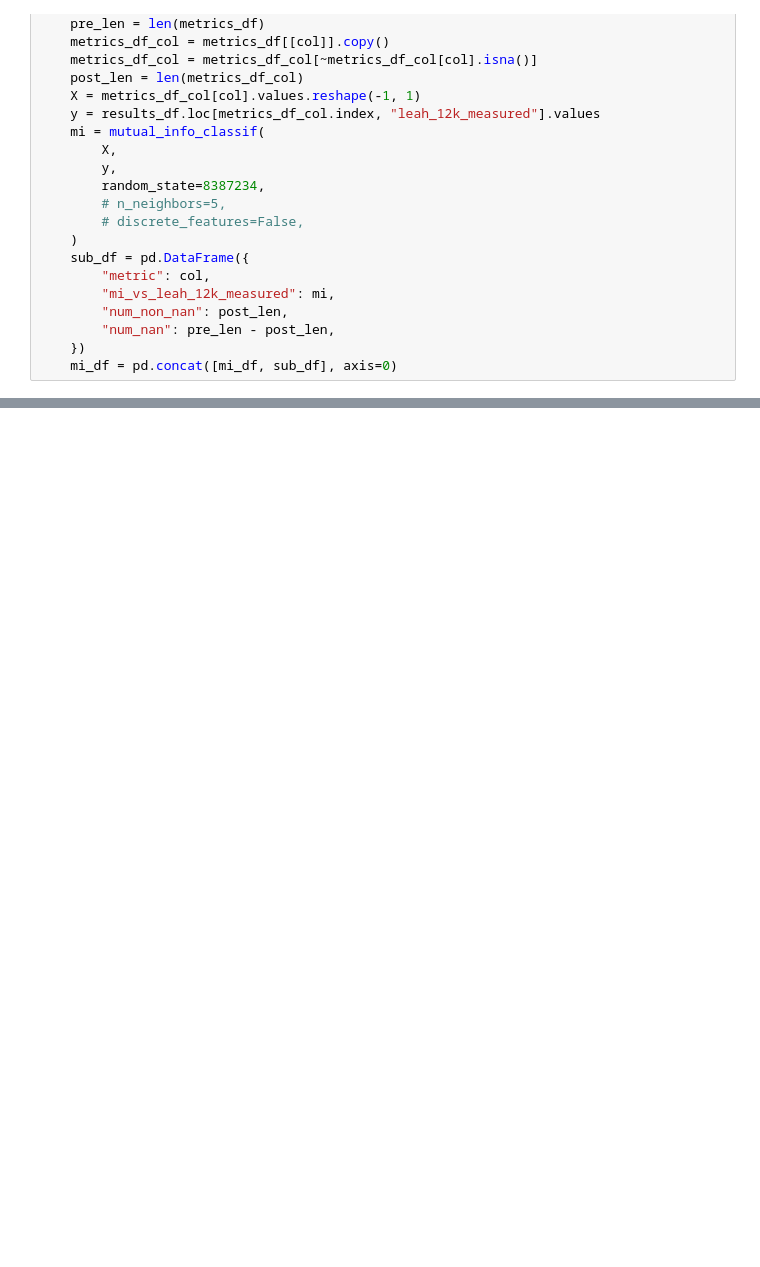
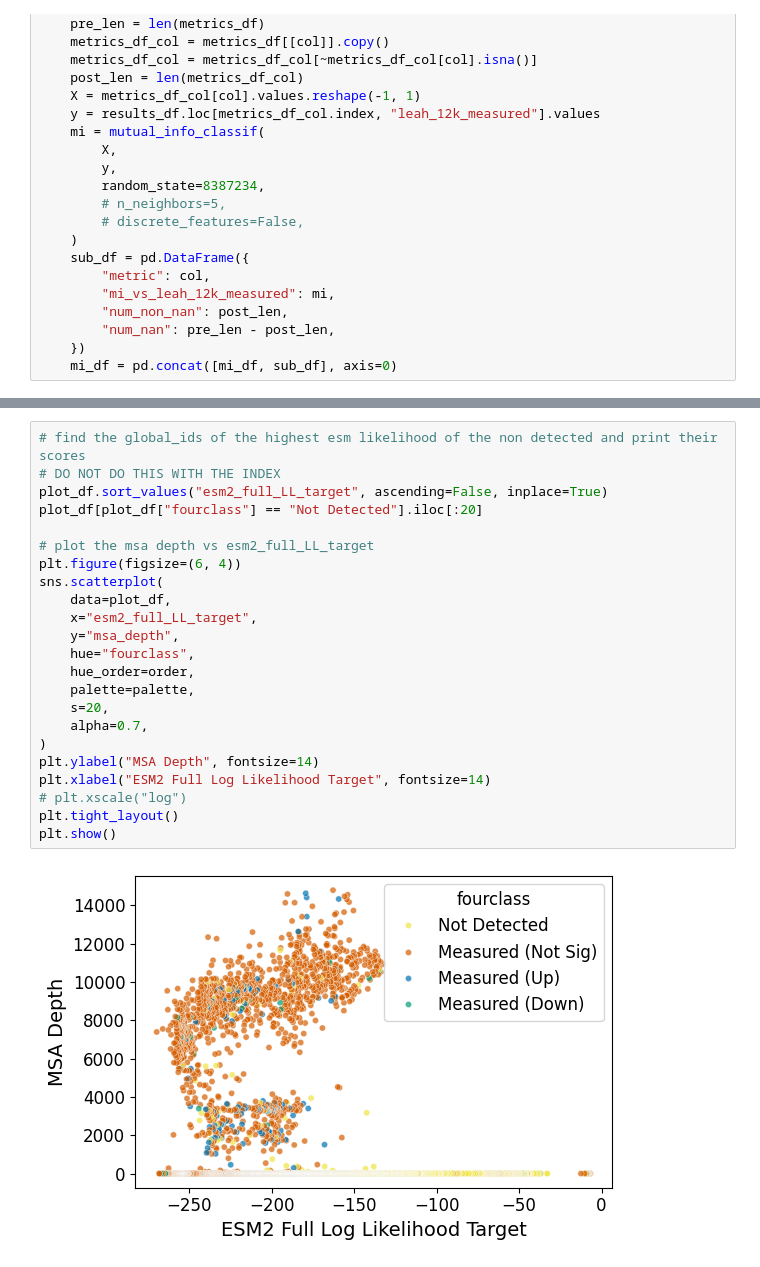
Before and after one commit to kosonocky/bits-to-binders, a Jupyter notebook: scripts/analyze.ipynb, the cells around one changed output, grey strips where cells are left out. Cells and saved outputs as stored; diff of their text form; blank space fills up the shorter version.

```diff
--- a/scripts/analyze.ipynb
+++ b/scripts/analyze.ipynb
@@ -100,0 +1451,25 @@ np.float64(0.6916040933453587)
+# %%
+# find the global_ids of the highest esm likelihood of the non detected and print their scores
+# DO NOT DO THIS WITH THE INDEX
+plot_df.sort_values("esm2_full_LL_target", ascending=False, inplace=True)
+plot_df[plot_df["fourclass"] == "Not Detected"].iloc[:20]
+
+# plot the msa depth vs esm2_full_LL_target
+plt.figure(figsize=(6, 4))
+sns.scatterplot(
+    data=plot_df,
+    x="esm2_full_LL_target",
+    y="msa_depth",
+    hue="fourclass",
+    hue_order=order,
+    palette=palette,
+    s=20,
+    alpha=0.7,
+)
+plt.ylabel("MSA Depth", fontsize=14)
+plt.xlabel("ESM2 Full Log Likelihood Target", fontsize=14)
+# plt.xscale("log")
+plt.tight_layout()
+plt.show()
+# %% [output]
+[figure, added]
```
Also changed, not shown: parts of 31 cells of this notebook, 2 other files.
